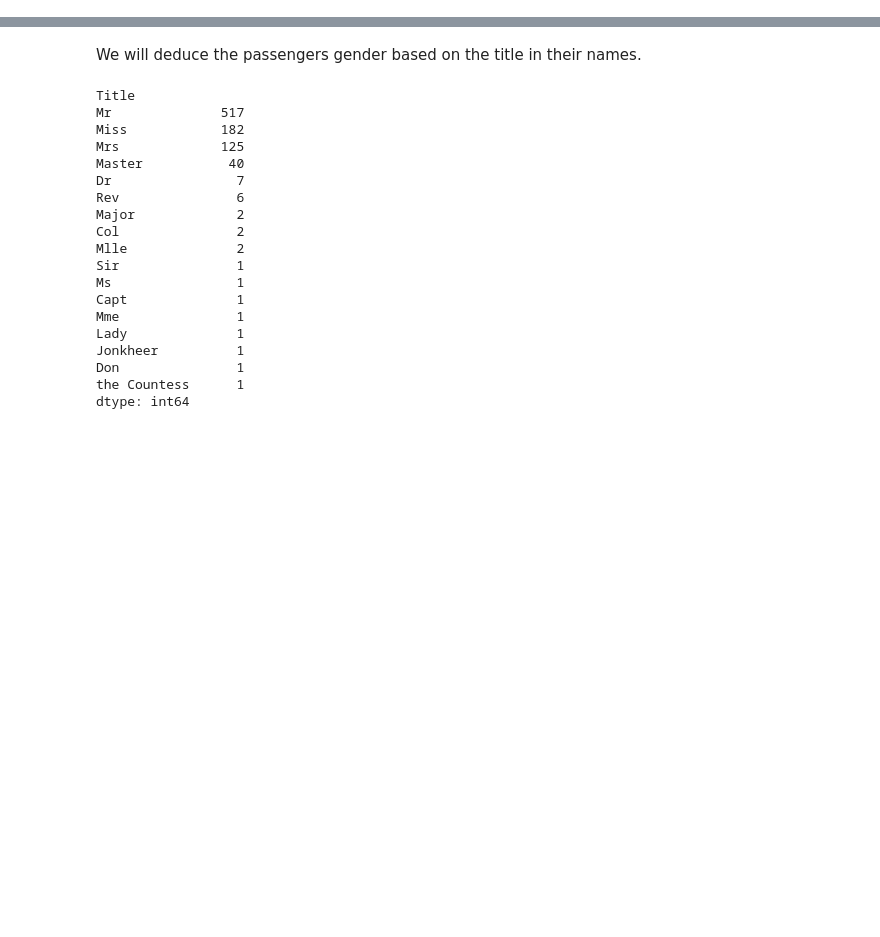
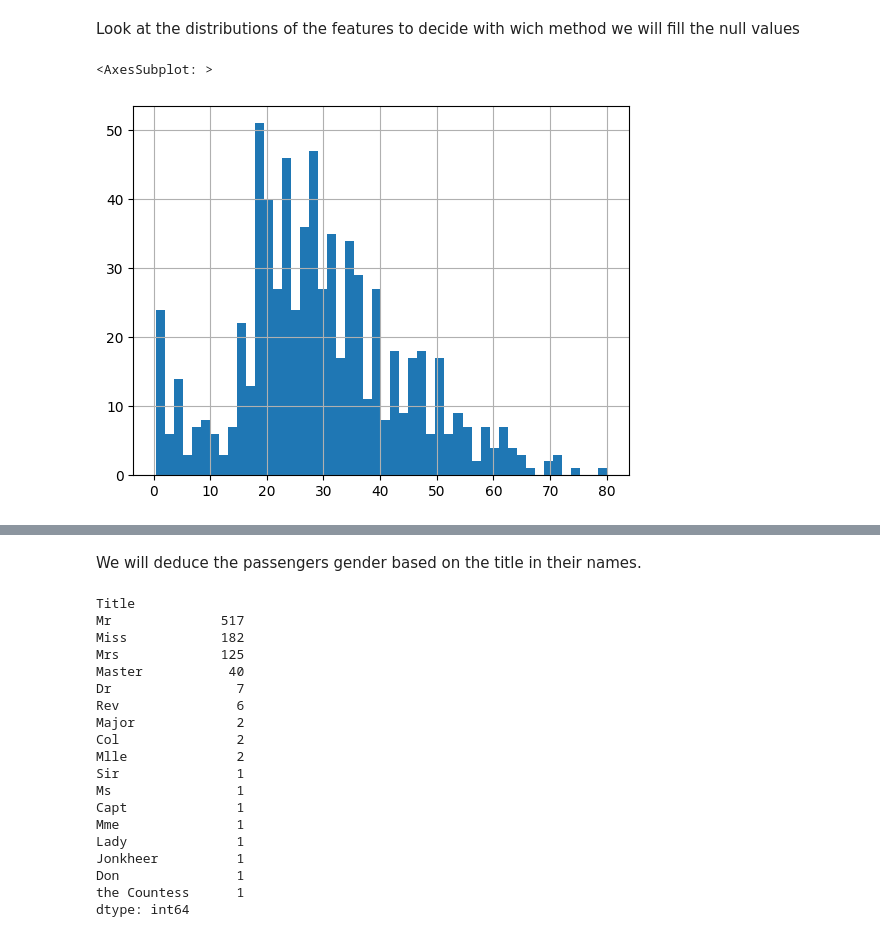
Before and after one commit to oznerx/AI, a Jupyter notebook: Reto/ozner_v3.ipynb, the cells around one changed output, grey strips where cells are left out. Saved outputs shown, nothing was run; the diff lists cells and outputs as text; code cells hidden in the pictures; blank space fills up the shorter version.

```diff
--- a/Reto/ozner_v3.ipynb
+++ b/Reto/ozner_v3.ipynb
@@ -14,0 +57,7 @@ Exploratory Analysis
+# %% [markdown]
+Look at the distributions of the features to decide with wich method we will fill the null values
+# %%
+df["Age"].hist(bins=50)
+# %% [output]
+<AxesSubplot: >
+[figure, added]
```
Also changed, not shown: parts of 42 cells of this notebook, 5 other files.
